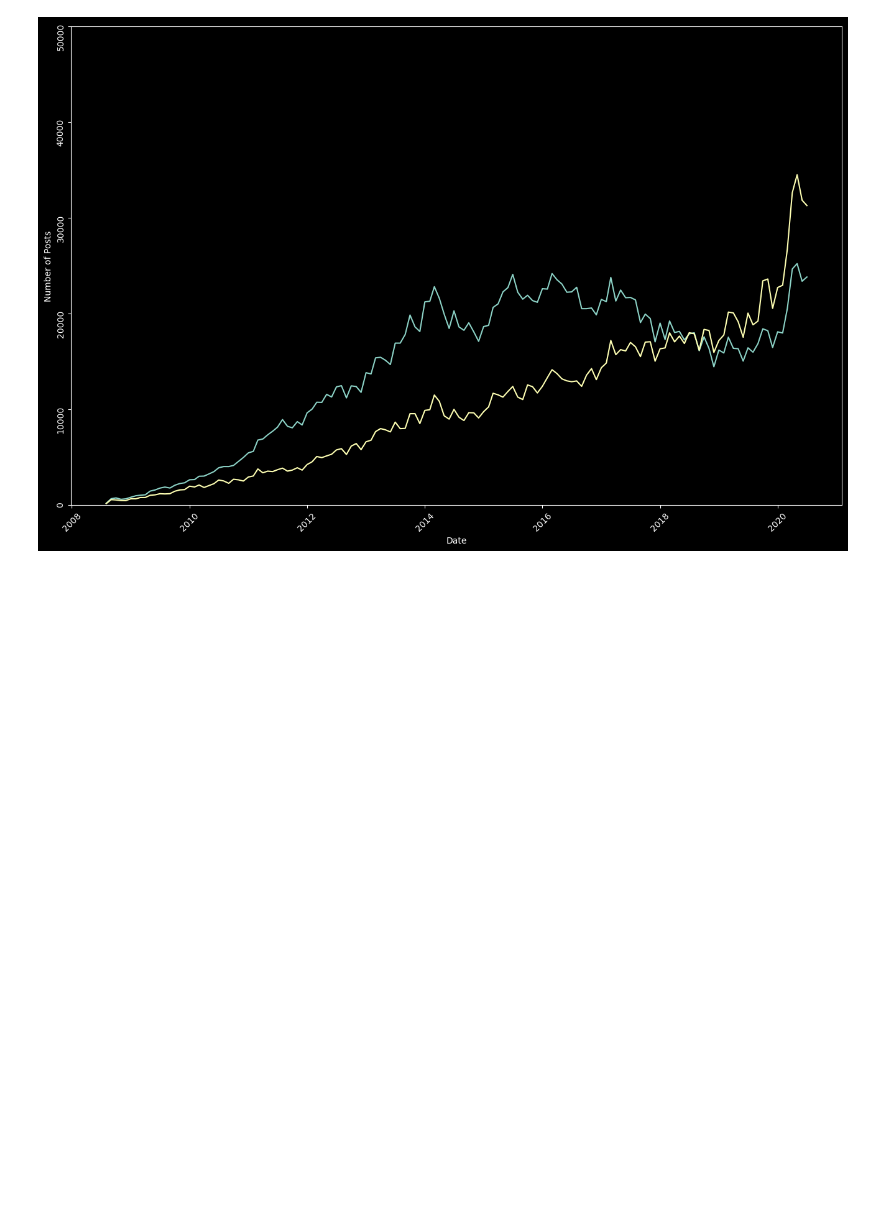
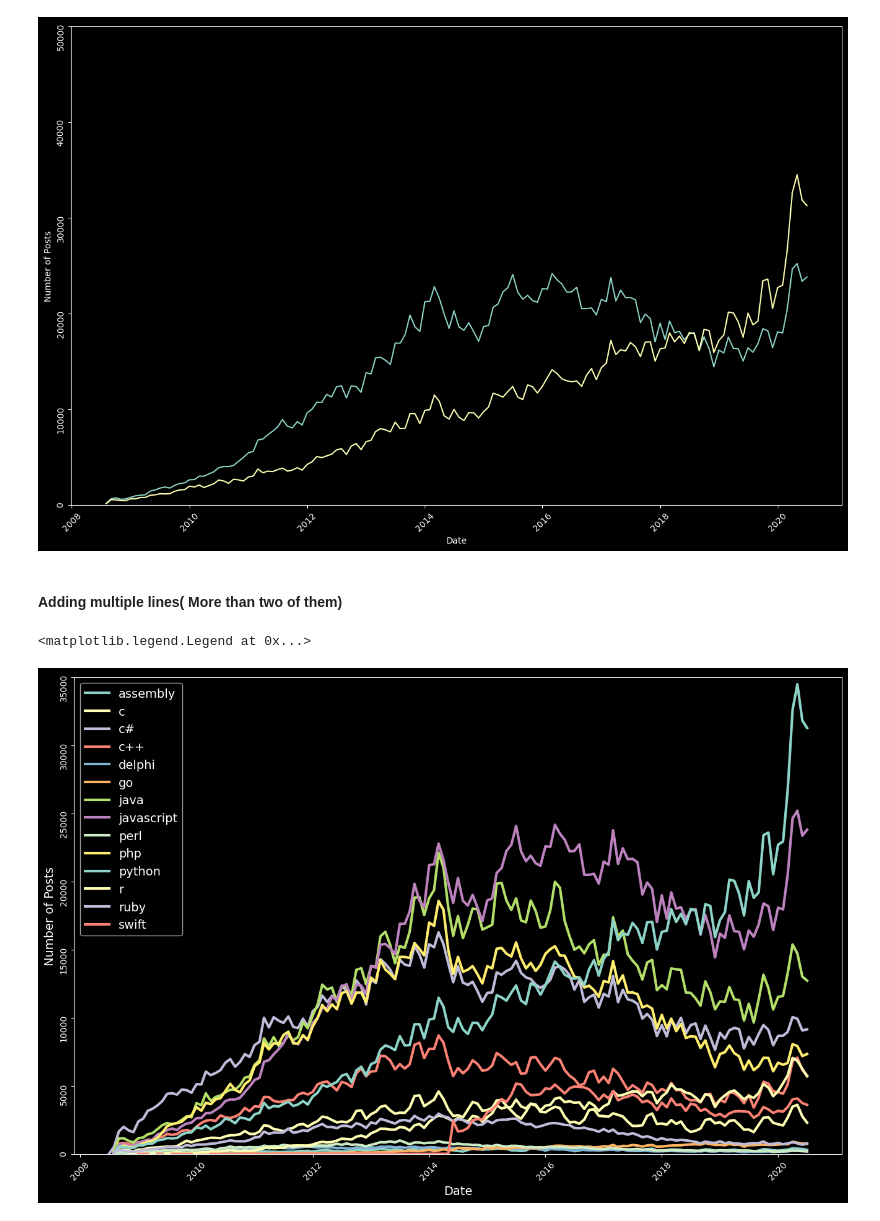
Before and after one commit to shane-221/Python_Basics, a Jupyter notebook: 09_Advanced-Data_Analysis(Pandas-Plotly-Seaborn)/73_Matplotlib/main.ipynb, the cells around one changed output. Cells and saved outputs as stored; diff of their text form; code cells hidden in the pictures; blank space fills up the shorter version.

```diff
--- a/09_Advanced-Data_Analysis(Pandas-Plotly-Seaborn)/73_Matplotlib/main.ipynb
+++ b/09_Advanced-Data_Analysis(Pandas-Plotly-Seaborn)/73_Matplotlib/main.ipynb
@@ -110,3 +110,26 @@ plt.ylim(0, 50000)
 # %% [output]
 (0.0, 50000.0)
 [figure]
+# %% [markdown]
+#### Adding multiple lines( More than two of them)
+# %%
+## Sizing of the graph
+plt.figure(figsize = (16,10))
+plt.xticks(rotation = 45, fontsize = 10)
+plt.yticks(fontsize = 10, rotation = 90)
+
+# Graph lines
+for column in reshaped_df:
+    plt.plot(reshaped_df.index,
+             reshaped_df[column],
+             linewidth=3,                                   ## For the legend
+             label=reshaped_df[column].name)
+
+# Other features
+plt.xlabel('Date', fontsize=14)
+plt.ylabel('Number of Posts', fontsize=14)
+plt.ylim(0, 35000)
+plt.legend(fontsize=14)
+# %% [output]
+<matplotlib.legend.Legend at 0x...>
+[figure, added]
```
